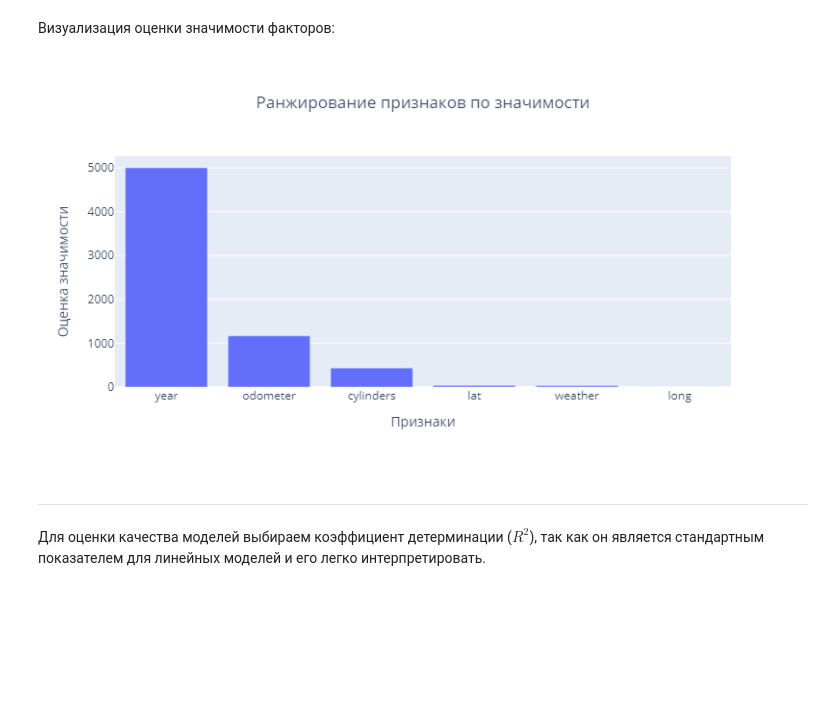
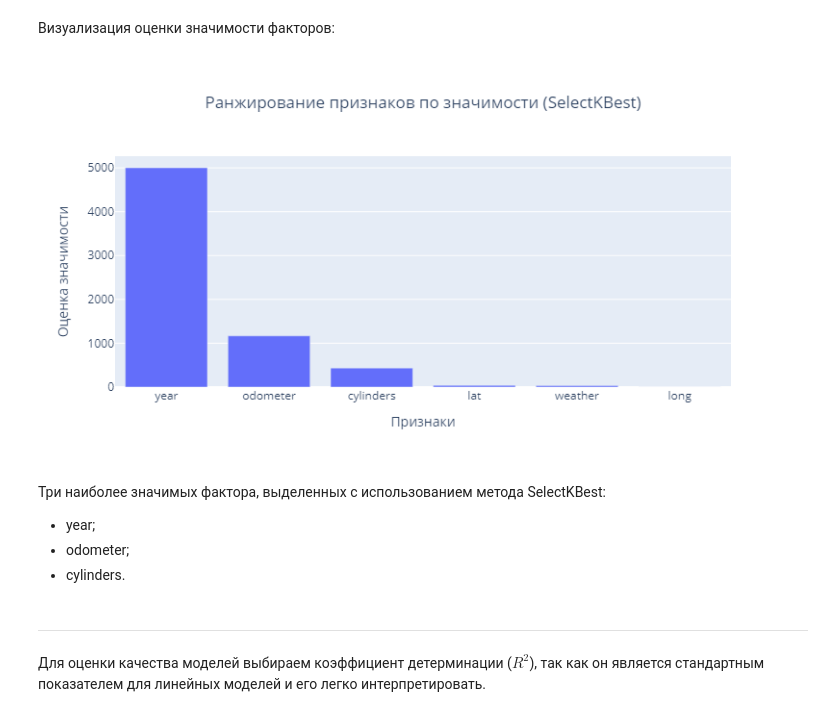
Before and after one commit to al-ogr/sf_data_science_hw, a Jupyter notebook: HW-06/HW-06.ipynb, the cells around one changed output. Saved outputs shown, nothing was run; the diff lists cells and outputs as text; code cells hidden in the pictures; blank space fills up the shorter version.

```diff
--- a/HW-06/HW-06.ipynb
+++ b/HW-06/HW-06.ipynb
@@ -91,16 +96,21 @@ odometer
 # %%
 show_data = pd.DataFrame()
 show_data['col'], show_data['rank'] = X_train.columns, selector_KBest.scores_
 fig = go.Figure(data=[go.Bar(x=show_data.sort_values(by='rank', ascending=False)['col'],
                              y=show_data.sort_values(by='rank', ascending=False)['rank'])])
-fig.update_layout(title=f'Ранжирование признаков по значимости',
+fig.update_layout(title=f'Ранжирование признаков по значимости (SelectKBest)',
                   title_x=0.5, # Выравнивание заголовка посередине
                   xaxis_title='Признаки', # Подпись Х
                   yaxis_title='Оценка значимости') # Подпись Y
 fig.update_layout(autosize = False, width = 800, height = 420)
 fig.show('png')
 # %% [output]
-[figure, old version]
+[figure, new version]
+# %% [markdown]
+Три наиболее значимых фактора, выделенных с использованием метода SelectKBest:
+- year;
+- odometer;
+- cylinders.
 # %% [markdown]
 ---
 Для оценки качества моделей выбираем коэффициент детерминации ($R^2$), так как он является стандартным показателем для линейных моделей и его легко интерпретировать.
```
Also changed, not shown: parts of 1 cell of this notebook.
